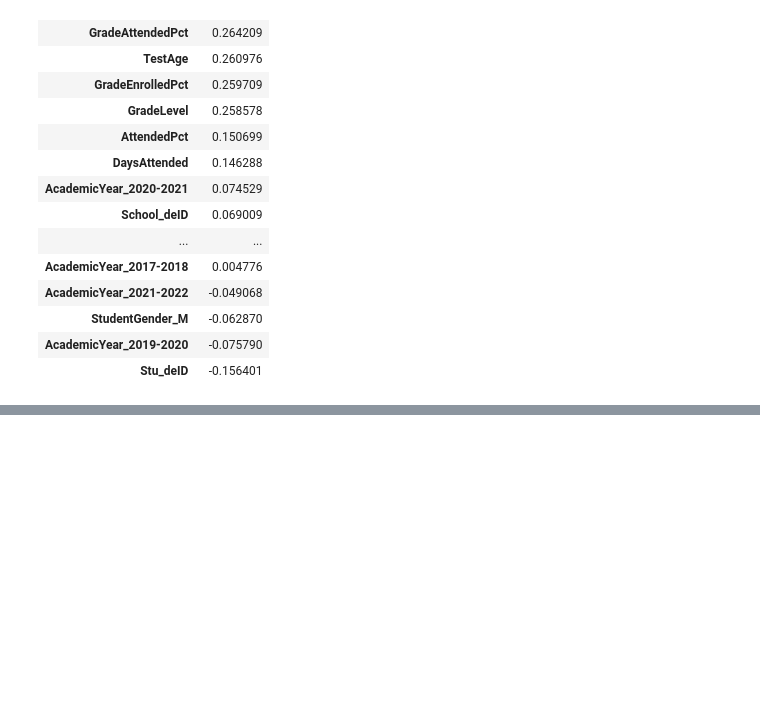
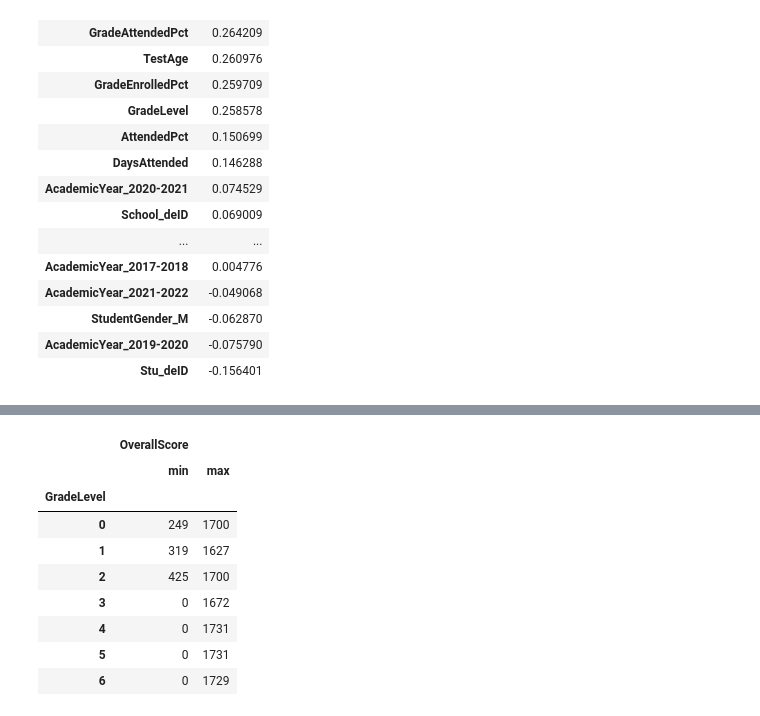
Before and after one commit to Oscar-Gil-Data/ADS-599B, a Jupyter notebook: Code Library Folder/2_EDA.ipynb, the cells around one changed output, grey strips where cells are left out. Saved outputs shown, nothing was run; the diff lists cells and outputs as text; code cells hidden in the pictures; blank space fills up the shorter version.

```diff
--- a/Code Library Folder/2_EDA.ipynb
+++ b/Code Library Folder/2_EDA.ipynb
@@ -153,0 +154,13 @@ sns.heatmap(pearsoncorr,
+# %%
+df.groupby('GradeLevel').agg({'OverallScore': ['min', 'max']})
+# %% [output]
+|  | OverallScore |  |
+|  | min | max |
+| GradeLevel |  |  |
+| 0 | 249 | 1700 |
+| 1 | 319 | 1627 |
+| 2 | 425 | 1700 |
+| 3 | 0 | 1672 |
+| 4 | 0 | 1731 |
+| 5 | 0 | 1731 |
+| 6 | 0 | 1729 |
```
Also changed, not shown: parts of 14 cells of this notebook, 1 other file.
